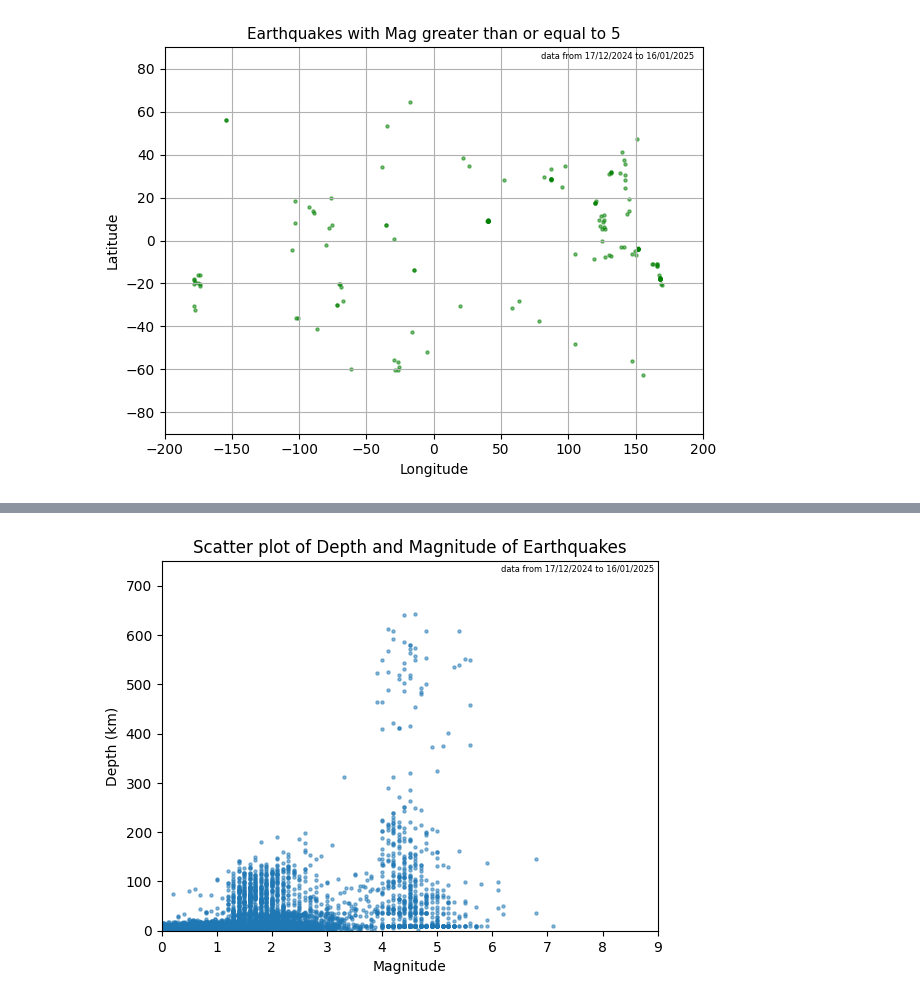
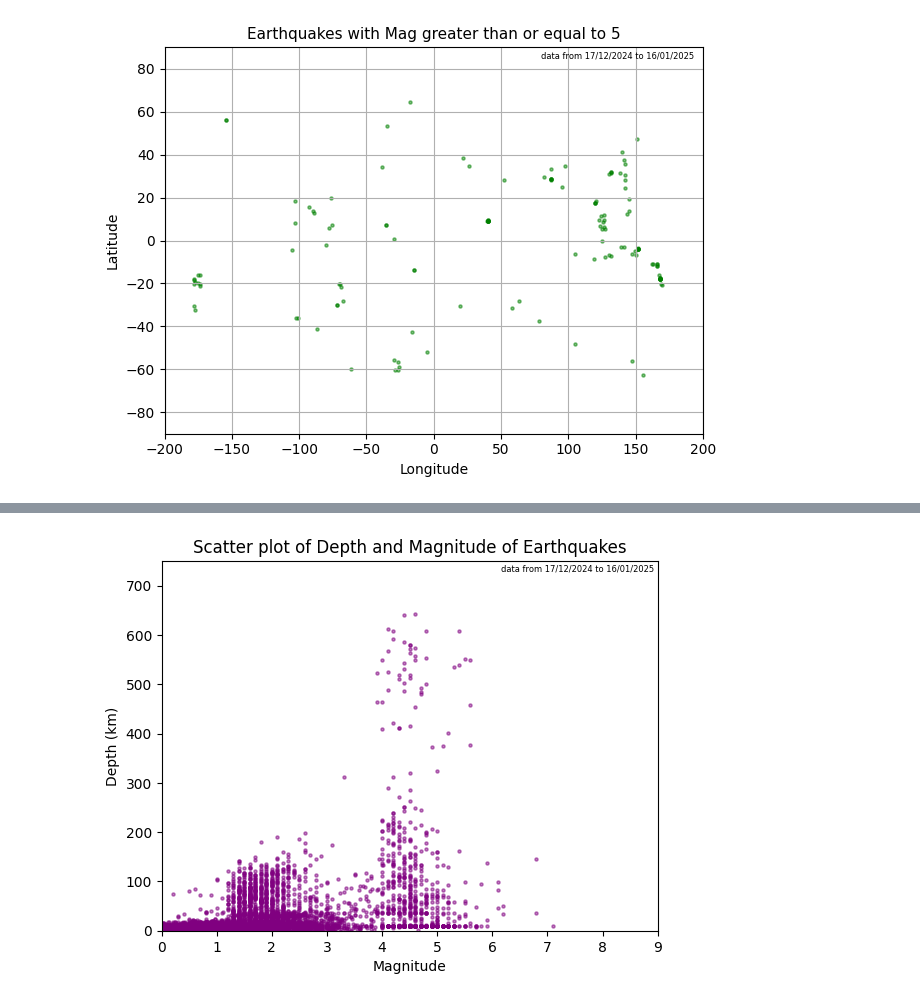
Before and after one commit to pkdc/earthquake-data-analysis, a Jupyter notebook: earthquake.ipynb, the cells around one changed output, grey strips where cells are left out. Saved outputs shown, nothing was run; the diff lists cells and outputs as text; code cells hidden in the pictures.

```diff
--- a/earthquake.ipynb
+++ b/earthquake.ipynb
@@ -220,22 +213,22 @@ See the caveats in the documentation: https://pandas.pydata.org/pandas-docs/stab
 # %%
 # Scatter plot for depth vs magnitude
 x = earthquake_data['mag']
 y = earthquake_data['depth']
 fig, ax = plt.subplots()
-depth_mag_scatter = ax.scatter(x, y, s=5, marker='o', alpha=0.5)
+depth_mag_scatter = ax.scatter(x, y, s=5, marker='o', alpha=0.5, color='purple')
 
 # Set title and labels for the scatter plot
 ax.set_title('Scatter plot of Depth and Magnitude of Earthquakes')
 ax.set_xlim(0, 9)
 ax.set_xlabel('Magnitude')
 ax.set_ylim(0, 750)
 ax.set_ylabel('Depth (km)')
 
 # Add text annotation to the plot
 t = ax.text(6.15, 730, 'data from 17/12/2024 to 16/01/2025', fontsize=6)
 
 # save the output as a jpeg
 filename = 'earthquakes_depth_vs_mag.jpeg'
 plt.savefig(filename, format = 'jpeg')
 # %% [output]
-[figure, old version]
+[figure, new version]
```
Also changed, not shown: parts of 2 cells of this notebook, 3 other files.
